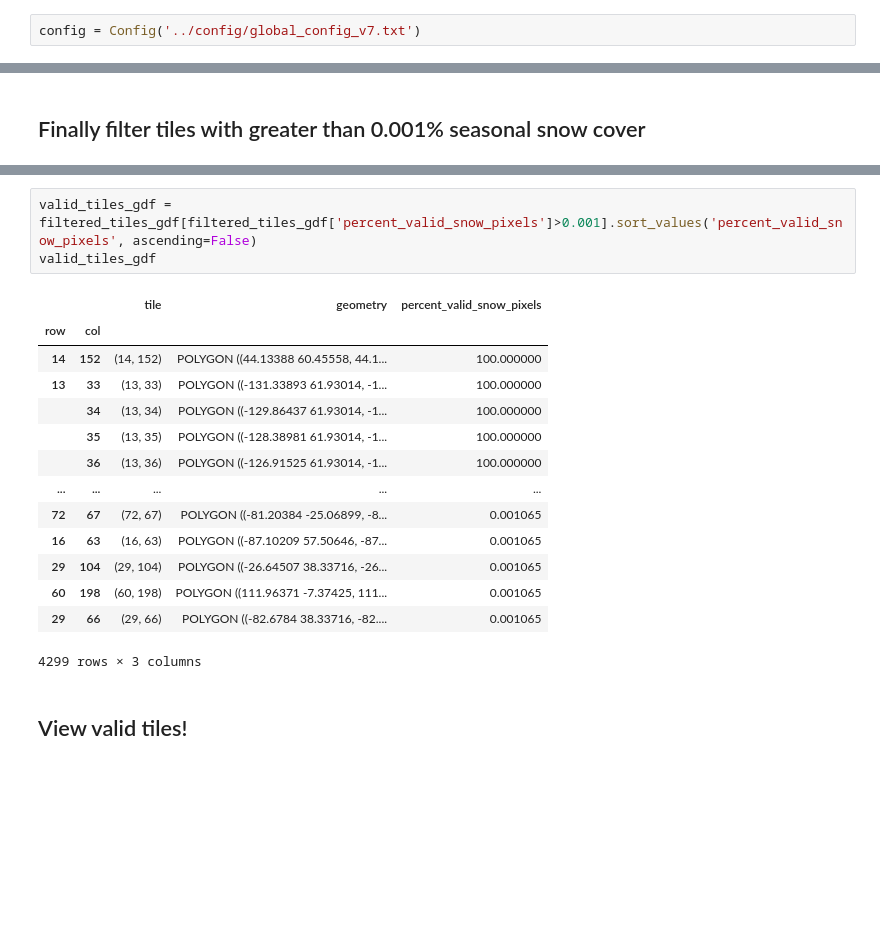
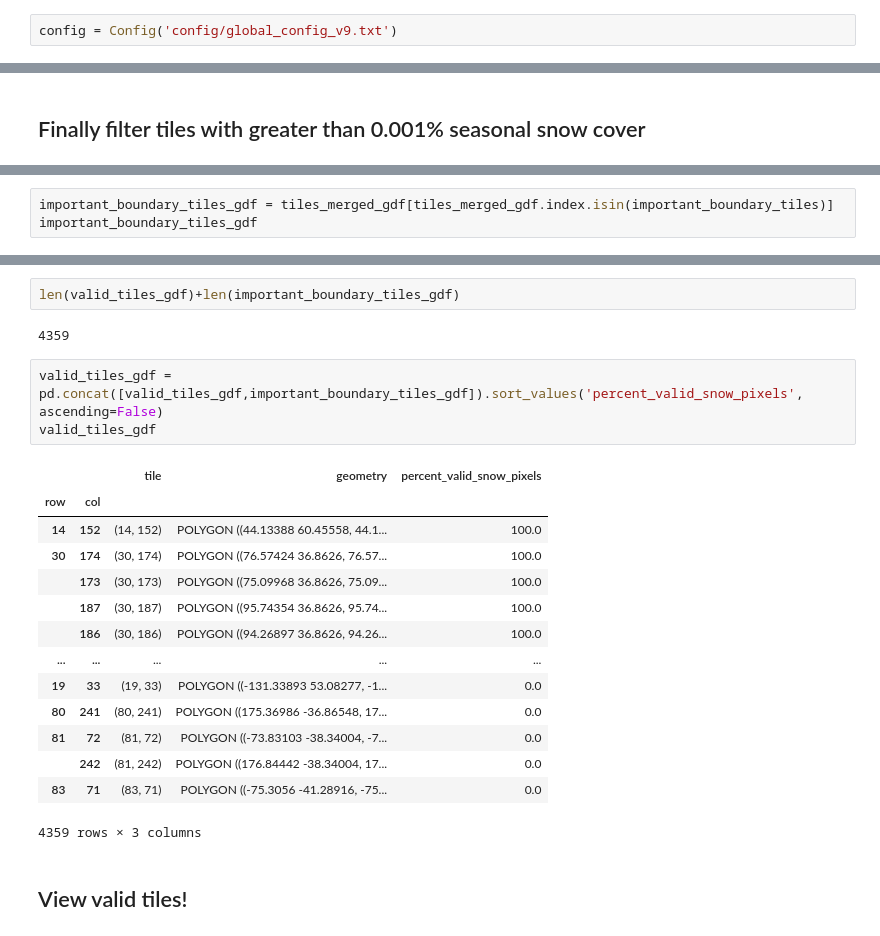
Before and after one commit to egagli/global_snowmelt_runoff_onset, a Jupyter notebook: processing/select_tiles_to_process.ipynb, the cells around one changed output, grey strips where cells are left out. Saved outputs shown, nothing was run; the diff lists cells and outputs as text; blank space fills up the shorter version.

Commit message:
add boundary tiles

```diff
--- a/processing/select_tiles_to_process.ipynb
+++ b/processing/select_tiles_to_process.ipynb
@@ -17,6 +17,6 @@ import easysnowdata
 import coiled
 import exactextract
 # %%
-config = Config('../config/global_config_v7.txt')
+config = Config('config/global_config_v9.txt')
 # %% [output]
 Configuration loaded:
@@ -277,0 +369,3 @@ filtered_tiles_gdf
+# %%
+important_boundary_tiles_gdf = tiles_merged_gdf[tiles_merged_gdf.index.isin(important_boundary_tiles)]
+important_boundary_tiles_gdf
@@ -278,21 +391,25 @@ filtered_tiles_gdf
+# %%
+len(valid_tiles_gdf)+len(important_boundary_tiles_gdf)
+# %% [output]
+4359
 # %%
-valid_tiles_gdf = filtered_tiles_gdf[filtered_tiles_gdf['percent_valid_snow_pixels']>0.001].sort_values('percent_valid_snow_pixels', ascending=False)
+valid_tiles_gdf = pd.concat([valid_tiles_gdf,important_boundary_tiles_gdf]).sort_values('percent_valid_snow_pixels', ascending=False)
 valid_tiles_gdf
 # %% [output]
 |  |  | tile | geometry | percent_valid_snow_pixels |
 | row | col |  |  |  |
-| 14 | 152 | (14, 152) | POLYGON ((44.13388 60.45558, 44.1... | 100.000000 |
-| 13 | 33 | (13, 33) | POLYGON ((-131.33893 61.93014, -1... | 100.000000 |
-|  | 34 | (13, 34) | POLYGON ((-129.86437 61.93014, -1... | 100.000000 |
-|  | 35 | (13, 35) | POLYGON ((-128.38981 61.93014, -1... | 100.000000 |
-|  | 36 | (13, 36) | POLYGON ((-126.91525 61.93014, -1... | 100.000000 |
+| 14 | 152 | (14, 152) | POLYGON ((44.13388 60.45558, 44.1... | 100.0 |
+| 30 | 174 | (30, 174) | POLYGON ((76.57424 36.8626, 76.57... | 100.0 |
+|  | 173 | (30, 173) | POLYGON ((75.09968 36.8626, 75.09... | 100.0 |
+|  | 187 | (30, 187) | POLYGON ((95.74354 36.8626, 95.74... | 100.0 |
+|  | 186 | (30, 186) | POLYGON ((94.26897 36.8626, 94.26... | 100.0 |
 | ... | ... | ... | ... | ... |
-| 72 | 67 | (72, 67) | POLYGON ((-81.20384 -25.06899, -8... | 0.001065 |
-| 16 | 63 | (16, 63) | POLYGON ((-87.10209 57.50646, -87... | 0.001065 |
-| 29 | 104 | (29, 104) | POLYGON ((-26.64507 38.33716, -26... | 0.001065 |
-| 60 | 198 | (60, 198) | POLYGON ((111.96371 -7.37425, 111... | 0.001065 |
-| 29 | 66 | (29, 66) | POLYGON ((-82.6784 38.33716, -82.... | 0.001065 |
+| 19 | 33 | (19, 33) | POLYGON ((-131.33893 53.08277, -1... | 0.0 |
+| 80 | 241 | (80, 241) | POLYGON ((175.36986 -36.86548, 17... | 0.0 |
+| 81 | 72 | (81, 72) | POLYGON ((-73.83103 -38.34004, -7... | 0.0 |
+|  | 242 | (81, 242) | POLYGON ((176.84442 -38.34004, 17... | 0.0 |
+| 83 | 71 | (83, 71) | POLYGON ((-75.3056 -41.28916, -75... | 0.0 |
-4299 rows × 3 columns
+4359 rows × 3 columns
 # %% [markdown]
 ## View valid tiles!
 # %%
```
Also changed, not shown: parts of 7 cells of this notebook.
